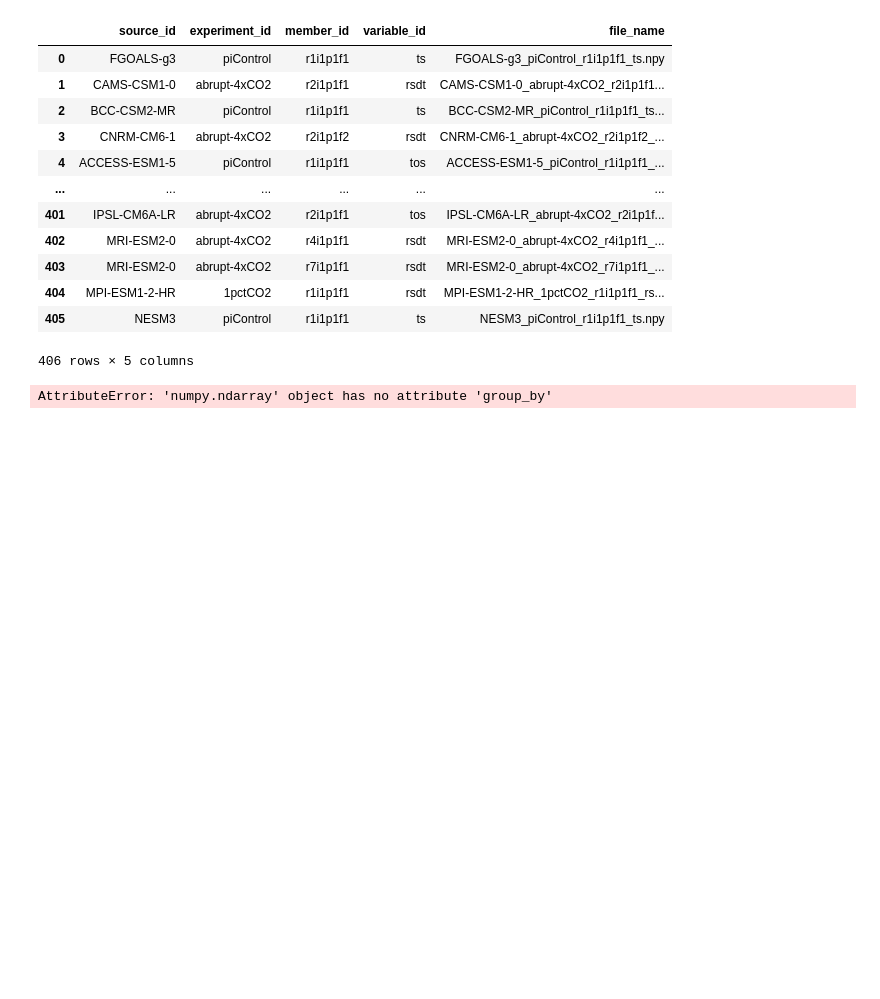
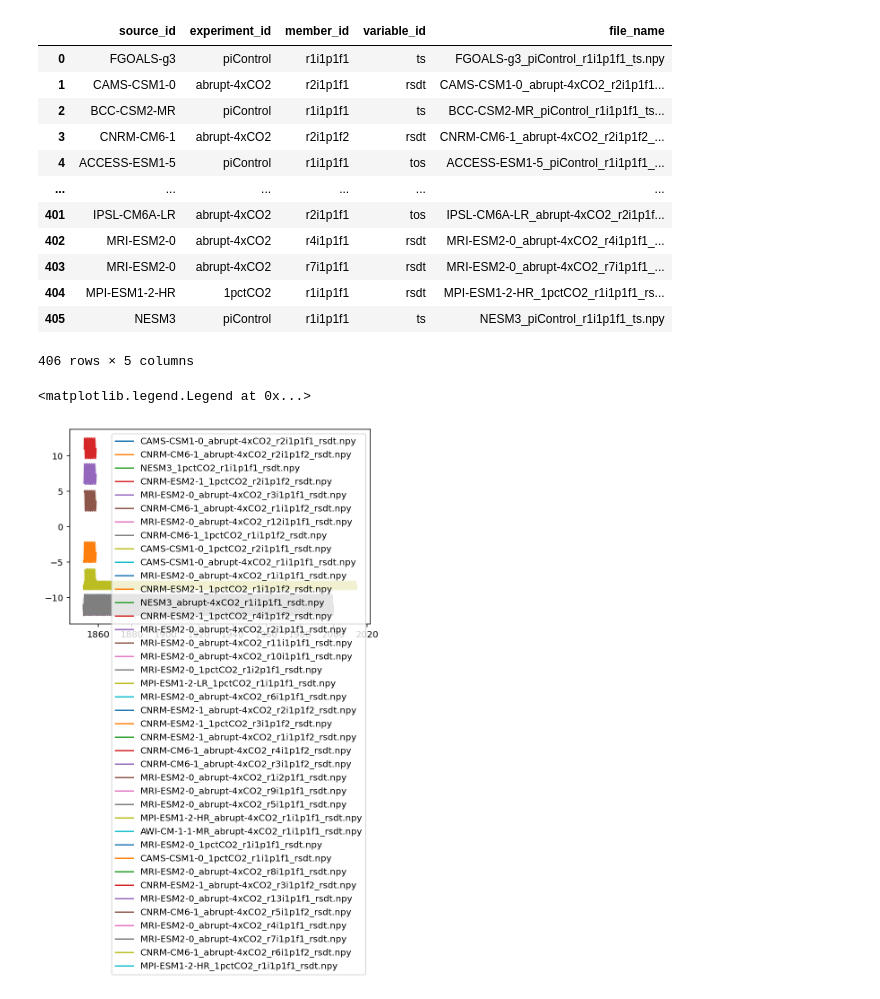
Before and after one commit to galenphall/pangeo_tests, a Jupyter notebook: analysis.ipynb, the cells around one changed output. Cells and saved outputs as stored; diff of their text form; code cells hidden in the pictures; blank space fills up the shorter version.

```diff
--- a/analysis.ipynb
+++ b/analysis.ipynb
@@ -98,7 +101,9 @@ dfs = dfs.rename(columns={0:'source_id', 1:'experiment_id',2:'member_id',3:'vari
 | 404 | MPI-ESM1-2-HR | 1pctCO2 | r1i1p1f1 | rsdt | MPI-ESM1-2-HR_1pctCO2_r1i1p1f1_rs... |
 | 405 | NESM3 | piControl | r1i1p1f1 | ts | NESM3_piControl_r1i1p1f1_ts.npy |
 406 rows × 5 columns
-# %%
-plot_time_var(file_name = AWI-CM-1-1-MR_abrupt-4xCO2_r1i1p1f1_tos)
-# %% [output]
-AttributeError: 'numpy.ndarray' object has no attribute 'group_by'
+# %%
+plot_time_var(30, variable_id="rsdt")
+plt.legend()
+# %% [output]
+<matplotlib.legend.Legend at 0x...>
+[figure, added]
```
Also changed, not shown: parts of 4 cells of this notebook, 3 other files.
